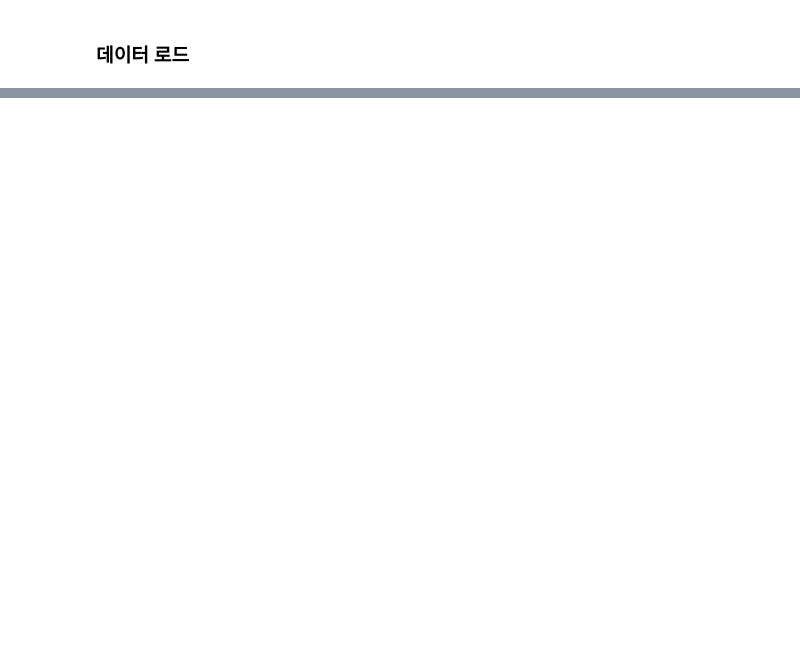
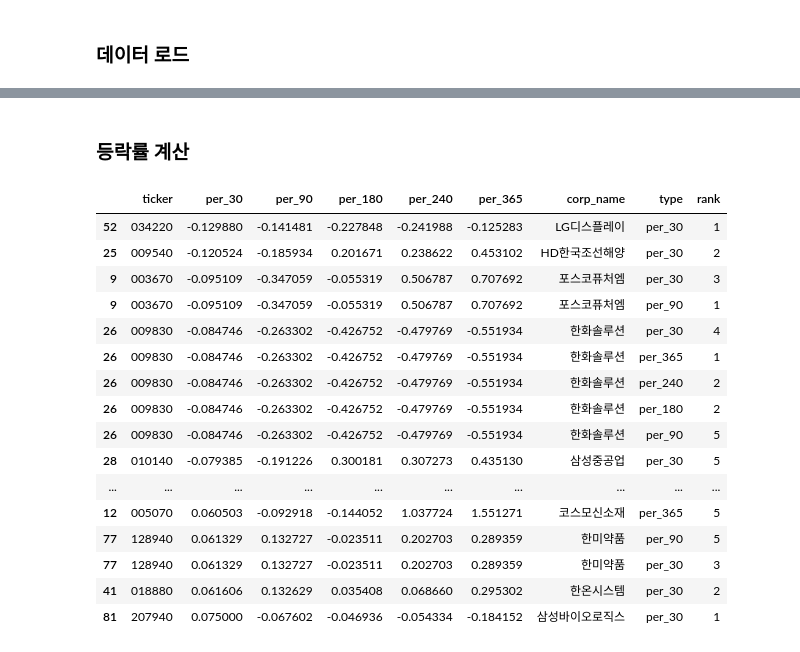
Before and after one commit to Unfinishedgod/finance_mlops, a Jupyter notebook: jupyter/technical_indicator.ipynb, the cells around one changed output, grey strips where cells are left out. Saved outputs shown, nothing was run; the diff lists cells and outputs as text; code cells hidden in the pictures; blank space fills up the shorter version.

```diff
--- a/jupyter/technical_indicator.ipynb
+++ b/jupyter/technical_indicator.ipynb
@@ -301,0 +288,2 @@ df_raw_anal_total
+# %% [markdown]
+### 등락률 계산
@@ -301,0 +326,35 @@ df_raw_anal_total
+# %%
+df1_set_2 = df1_set[['ticker','per_30', 'per_90', 'per_180', 'per_240', 'per_365', 'corp_name']]
+# %%
+df_per_total = pd.DataFrame()
+per_set = ['per_30', 'per_90', 'per_180', 'per_240', 'per_365']
+ascending_list = [True, False]
+
+for per_value in per_set:
+    for ascending_value in ascending_list:
+        df_per =  df1_set_2.sort_values(by =per_value, ascending = ascending_value).head()
+        df_per['type'] = per_value
+        df_per['rank'] = range(1,6)
+        df_per_total = pd.concat([df_per_total, df_per])
+# %%
+df_per_total = df_per_total.drop_duplicates()
+# %%
+df_per_total.sort_values(by = 'per_30', ascending = True)
+# %% [output]
+|  | ticker | per_30 | per_90 | per_180 | per_240 | per_365 | corp_name | type | rank |
+| 52 | 034220 | -0.129880 | -0.141481 | -0.227848 | -0.241988 | -0.125283 | LG디스플레이 | per_30 | 1 |
+| 25 | 009540 | -0.120524 | -0.185934 | 0.201671 | 0.238622 | 0.453102 | HD한국조선해양 | per_30 | 2 |
+| 9 | 003670 | -0.095109 | -0.347059 | -0.055319 | 0.506787 | 0.707692 | 포스코퓨처엠 | per_30 | 3 |
+| 9 | 003670 | -0.095109 | -0.347059 | -0.055319 | 0.506787 | 0.707692 | 포스코퓨처엠 | per_90 | 1 |
+| 26 | 009830 | -0.084746 | -0.263302 | -0.426752 | -0.479769 | -0.551934 | 한화솔루션 | per_30 | 4 |
+| 26 | 009830 | -0.084746 | -0.263302 | -0.426752 | -0.479769 | -0.551934 | 한화솔루션 | per_365 | 1 |
+| 26 | 009830 | -0.084746 | -0.263302 | -0.426752 | -0.479769 | -0.551934 | 한화솔루션 | per_240 | 2 |
+| 26 | 009830 | -0.084746 | -0.263302 | -0.426752 | -0.479769 | -0.551934 | 한화솔루션 | per_180 | 2 |
+| 26 | 009830 | -0.084746 | -0.263302 | -0.426752 | -0.479769 | -0.551934 | 한화솔루션 | per_90 | 5 |
+| 28 | 010140 | -0.079385 | -0.191226 | 0.300181 | 0.307273 | 0.435130 | 삼성중공업 | per_30 | 5 |
+| ... | ... | ... | ... | ... | ... | ... | ... | ... | ... |
+| 12 | 005070 | 0.060503 | -0.092918 | -0.144052 | 1.037724 | 1.551271 | 코스모신소재 | per_365 | 5 |
+| 77 | 128940 | 0.061329 | 0.132727 | -0.023511 | 0.202703 | 0.289359 | 한미약품 | per_90 | 5 |
+| 77 | 128940 | 0.061329 | 0.132727 | -0.023511 | 0.202703 | 0.289359 | 한미약품 | per_30 | 3 |
+| 41 | 018880 | 0.061606 | 0.132629 | 0.035408 | 0.068660 | 0.295302 | 한온시스템 | per_30 | 2 |
+| 81 | 207940 | 0.075000 | -0.067602 | -0.046936 | -0.054334 | -0.184152 | 삼성바이오로직스 | per_30 | 1 |
```
Also changed, not shown: parts of 4 cells of this notebook, 3 other files.
